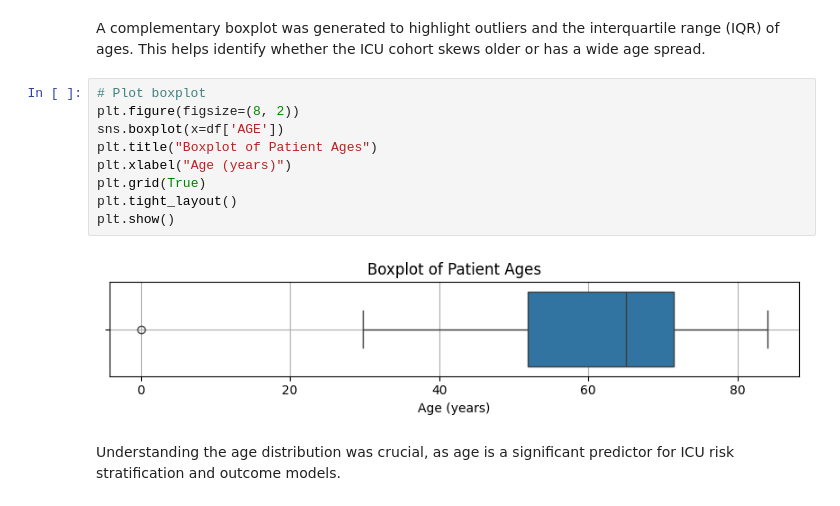
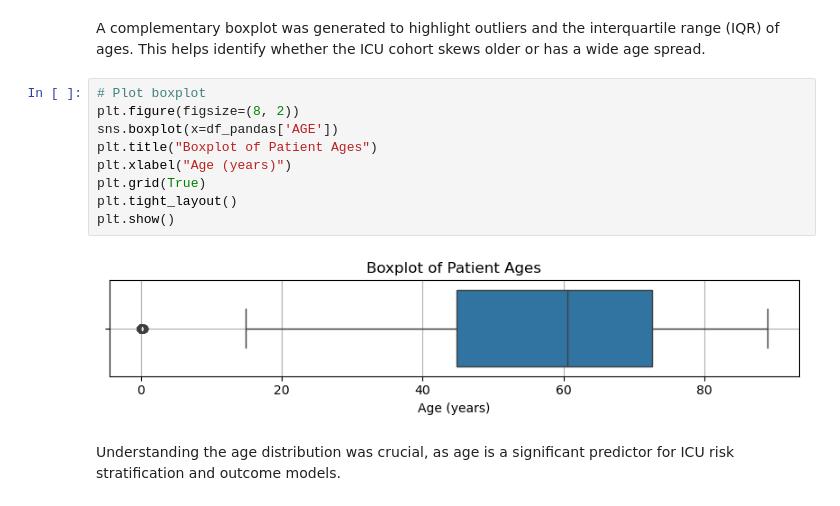
Before and after one commit to barbara-s-neto/ICU_Length_of_Stay_Prediction_MIMIC-III, a Jupyter notebook: GrupoC_BDCC.ipynb, the cells around one changed output. Drawn from its saved outputs; the diff is of its cells as text.

```diff
--- a/GrupoC_BDCC.ipynb
+++ b/GrupoC_BDCC.ipynb
@@ -479,14 +539,14 @@ A complementary boxplot was generated to highlight outliers and the interquartil
 # %%
 # Plot boxplot
 plt.figure(figsize=(8, 2))
-sns.boxplot(x=df['AGE'])
+sns.boxplot(x=df_pandas['AGE'])
 plt.title("Boxplot of Patient Ages")
 plt.xlabel("Age (years)")
 plt.grid(True)
 plt.tight_layout()
 plt.show()
 # %% [output]
-[figure, old version]
+[figure, new version]
 # %% [markdown]
 Understanding the age distribution was crucial, as age is a significant predictor for ICU risk stratification and outcome models.
 # %% [markdown]
```
Also changed, not shown: parts of 28 cells of this notebook.
